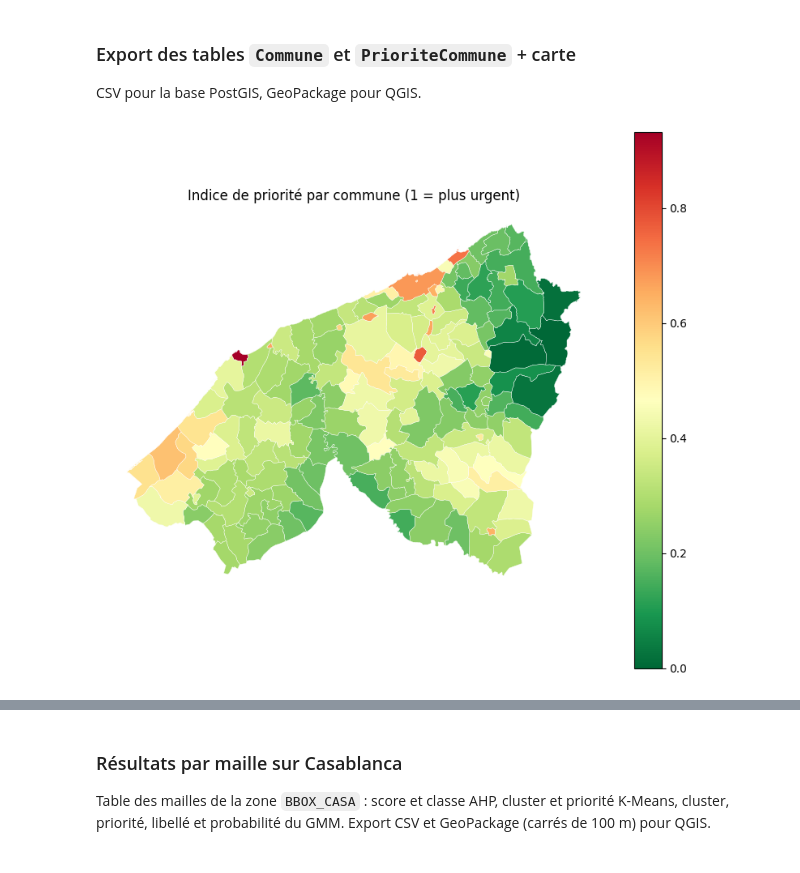
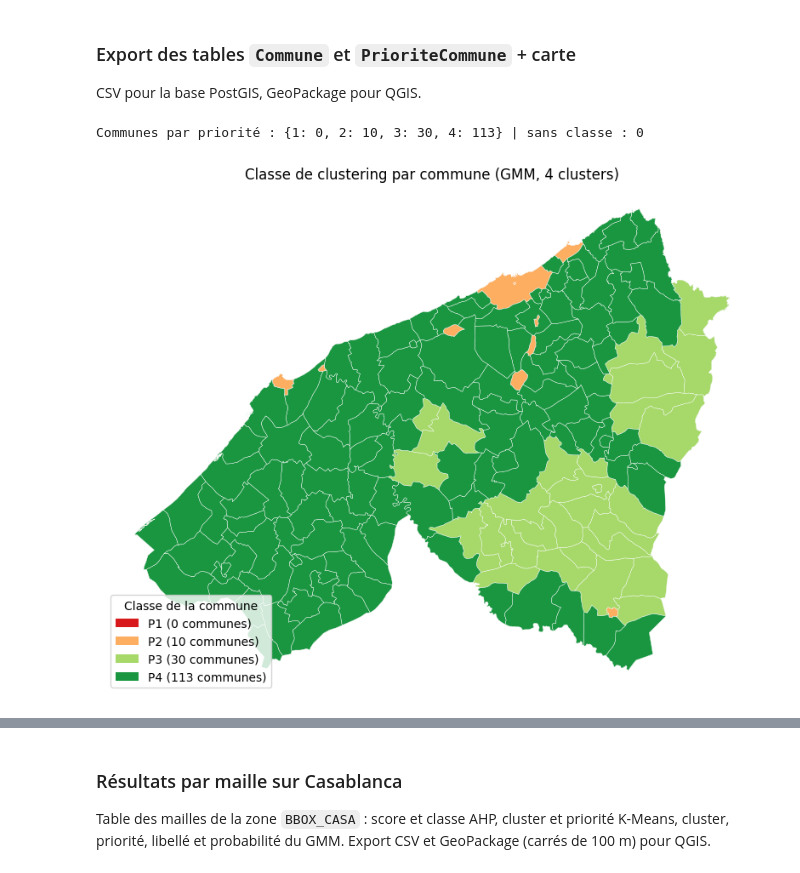
Before and after one commit to SihamBouzagrar/geoai-inondation-casablanca, a Jupyter notebook: scripts/04_clustering_inondation.ipynb, the cells around one changed output, grey strips where cells are left out. Cells and saved outputs as stored; diff of their text form; code cells hidden in the pictures.

```diff
--- a/scripts/04_clustering_inondation.ipynb
+++ b/scripts/04_clustering_inondation.ipynb
@@ -815,21 +810,51 @@ Poids effectifs : {'pct_zones_elevees': 0.562, 'score_moyen': 0.437}
 # %% [markdown]
 ### Export des tables `Commune` et `PrioriteCommune` + carte
 CSV pour la base PostGIS, GeoPackage pour QGIS.
-# %%
-commune = communes[["id", "code_commune", "nom", "surface_km2", "geometry"]]
-commune.drop(columns="geometry").to_csv(OUT / "commune.csv", index=False)
-priorite_commune.to_csv(OUT / "priorite_commune.csv", index=False)
-commune.to_file(OUT / "commune.gpkg", layer="commune", driver="GPKG")                       # géométrie MultiPolygon [26191]
-carte = commune.merge(priorite_commune, left_on="id", right_on="commune_id", how="left")
-carte.to_file(OUT / "priorite_commune.gpkg", layer="priorite_commune", driver="GPKG")       # à ouvrir dans QGIS
-
-fig, ax = plt.subplots(figsize=(8, 7))
-carte.plot(column="indice_priorite", cmap="RdYlGn_r", legend=True, edgecolor="white", linewidth=.3,
-           ax=ax, missing_kwds={"color": "lightgrey"})
-ax.set_title("Indice de priorité par commune (1 = plus urgent)"); ax.set_axis_off()
-plt.tight_layout(); plt.savefig(OUT / "carte_priorite_commune.png", dpi=200); plt.show()
-# %% [output]
-[figure, removed]
+# %%
+import matplotlib.pyplot as plt
+from matplotlib.patches import Patch
+
+N_CLUSTERS = 4
+COULEURS_P = {1: "#d7191c", 2: "#fdae61", 3: "#a6d96a", 4: "#1a9641"}   # P1 rouge -> P4 vert
+
+# --- Priorité du cluster dominant (1 = plus urgent)
+tab_cl = typologie.query("modele_id == @MODELE_ID").set_index("id")
+assert len(tab_cl) == N_CLUSTERS, f"{len(tab_cl)} clusters trouvés pour le modèle {MODELE_ID}, attendu {N_CLUSTERS}"
+assert sorted(tab_cl["priorite"]) == list(range(1, N_CLUSTERS + 1)), "Les priorités doivent être 1..4"
+
+priorite_commune["cluster_dominant_id"] = priorite_commune["cluster_dominant_id"].astype("Int64")
+priorite_commune["priorite_cluster"] = priorite_commune["cluster_dominant_id"].map(tab_cl["priorite"]).astype("Int64")
+
+# --- Exports
+commune = communes[["id", "code_commune", "nom", "surface_km2", "geometry"]]
+commune.drop(columns="geometry").to_csv(OUT / "commune.csv", index=False)
+priorite_commune.to_csv(OUT / "priorite_commune.csv", index=False)
+commune.to_file(OUT / "commune.gpkg", layer="commune", driver="GPKG")                    # MultiPolygon [26191]
+
+carte = commune.merge(priorite_commune, left_on="id", right_on="commune_id", how="left")
+carte.to_file(OUT / "priorite_commune.gpkg", layer="priorite_commune", driver="GPKG")    # QGIS
+
+# --- Nombre de communes par classe (contrôle)
+nb = carte["priorite_cluster"].value_counts().reindex(range(1, N_CLUSTERS + 1), fill_value=0)
+print("Communes par priorité :", nb.to_dict(), "| sans classe :", int(carte["priorite_cluster"].isna().sum()))
+
+# --- Carte : 4 classes fixes, couleur selon la priorité
+fig, ax = plt.subplots(figsize=(8, 7))
+carte.plot(ax=ax, color="lightgrey", edgecolor="white", linewidth=.3)                    # communes sans classe
+legende = []
+for p in range(1, N_CLUSTERS + 1):
+    sel = carte[carte["priorite_cluster"] == p]
+    if len(sel):
+        sel.plot(ax=ax, color=COULEURS_P[p], edgecolor="white", linewidth=.3)
+    legende.append(Patch(facecolor=COULEURS_P[p], label=f"P{p} ({nb[p]} communes)"))
+if carte["priorite_cluster"].isna().any():
+    legende.append(Patch(facecolor="lightgrey", label="Non classée"))
+ax.legend(handles=legende, title="Classe de la commune", loc="lower left")
+ax.set_title("Classe de clustering par commune (GMM, 4 clusters)"); ax.set_axis_off()
+plt.tight_layout(); plt.savefig(OUT / "carte_classes_commune.png", dpi=200); plt.show()
+# %% [output]
+Communes par priorité : {1: 0, 2: 10, 3: 30, 4: 113} | sans classe : 0
+[figure, added]
 # %%
 BBOX_CASA = (275000, 320000, 312000, 350000)         # xmin, xmax, ymin, ymax (EPSG:26191) : à ajuster si besoin
 MODELE_CARTE = modeles[1]                            # GMM
```
Also changed, not shown: parts of 18 cells of this notebook, 3 other files.
